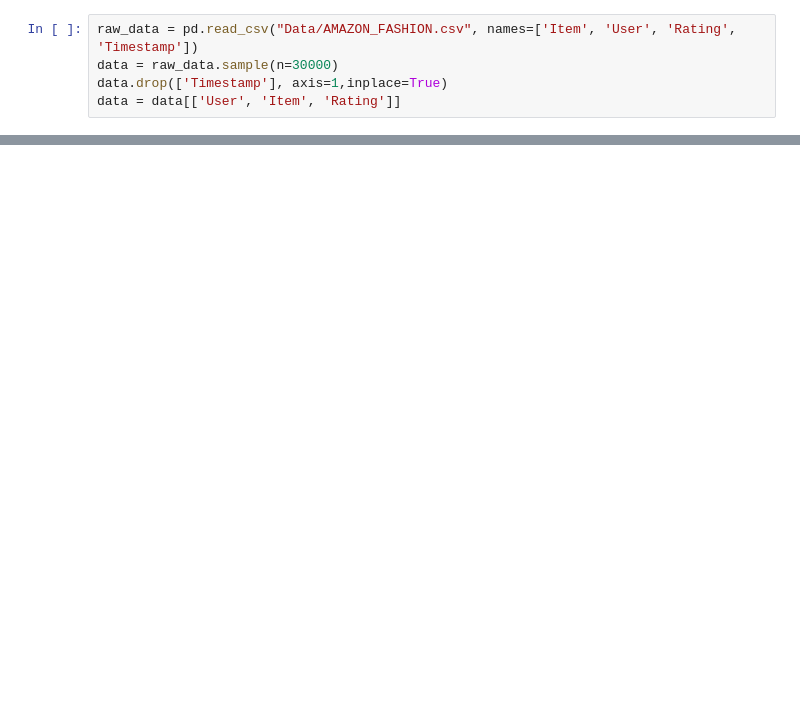
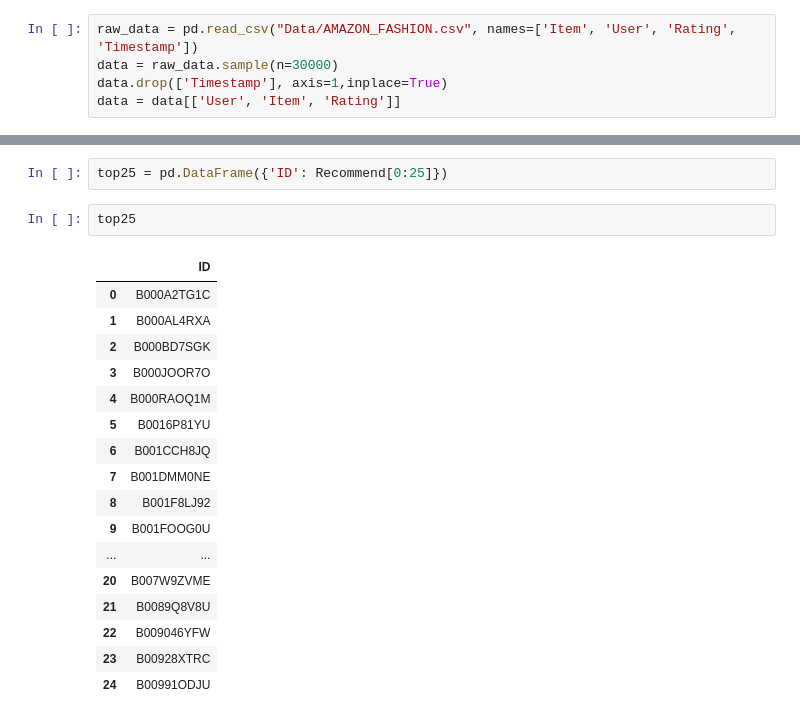
Before and after one commit to JSchluper/ML_Project, a Jupyter notebook: fashion_collab_test.ipynb, the cells around one changed output, grey strips where cells are left out. Cells and saved outputs as stored; diff of their text form; blank space fills up the shorter version.

```diff
--- a/fashion_collab_test.ipynb
+++ b/fashion_collab_test.ipynb
@@ -110,0 +144,22 @@ Recommend[0:24]
+# %%
+top25 = pd.DataFrame({'ID': Recommend[0:25]})
+# %%
+top25
+# %% [output]
+|  | ID |
+| 0 | B000A2TG1C |
+| 1 | B000AL4RXA |
+| 2 | B000BD7SGK |
+| 3 | B000JOOR7O |
+| 4 | B000RAOQ1M |
+| 5 | B0016P81YU |
+| 6 | B001CCH8JQ |
+| 7 | B001DMM0NE |
+| 8 | B001F8LJ92 |
+| 9 | B001FOOG0U |
+| ... | ... |
+| 20 | B007W9ZVME |
+| 21 | B0089Q8V8U |
+| 22 | B009046YFW |
+| 23 | B00928XTRC |
+| 24 | B00991ODJU |
```
Also changed, not shown: parts of 13 cells of this notebook, 4 other files.
